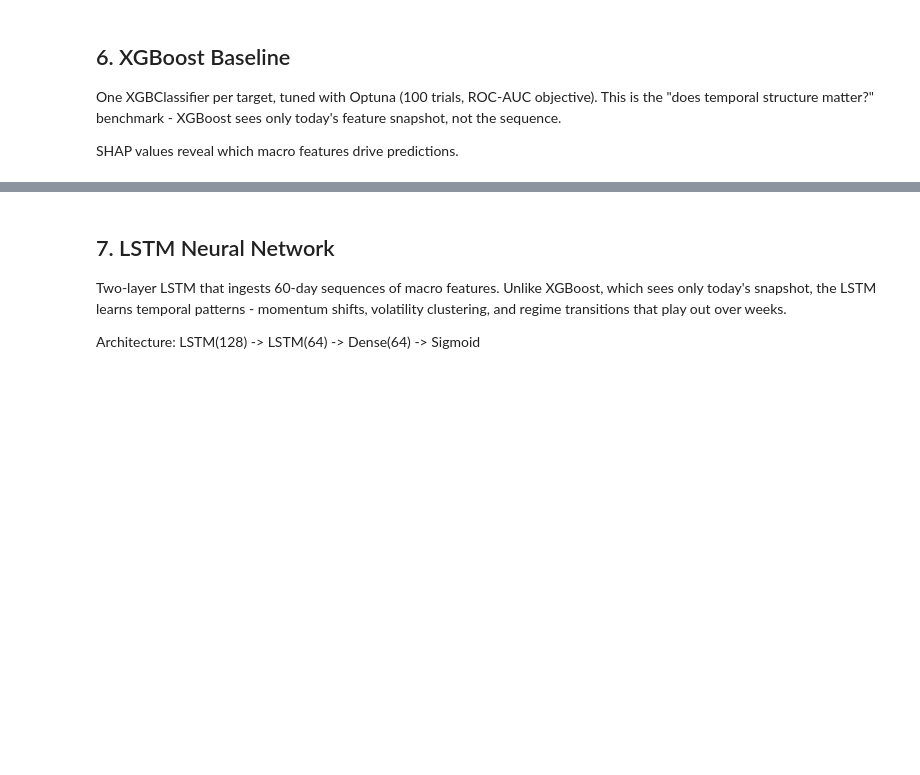
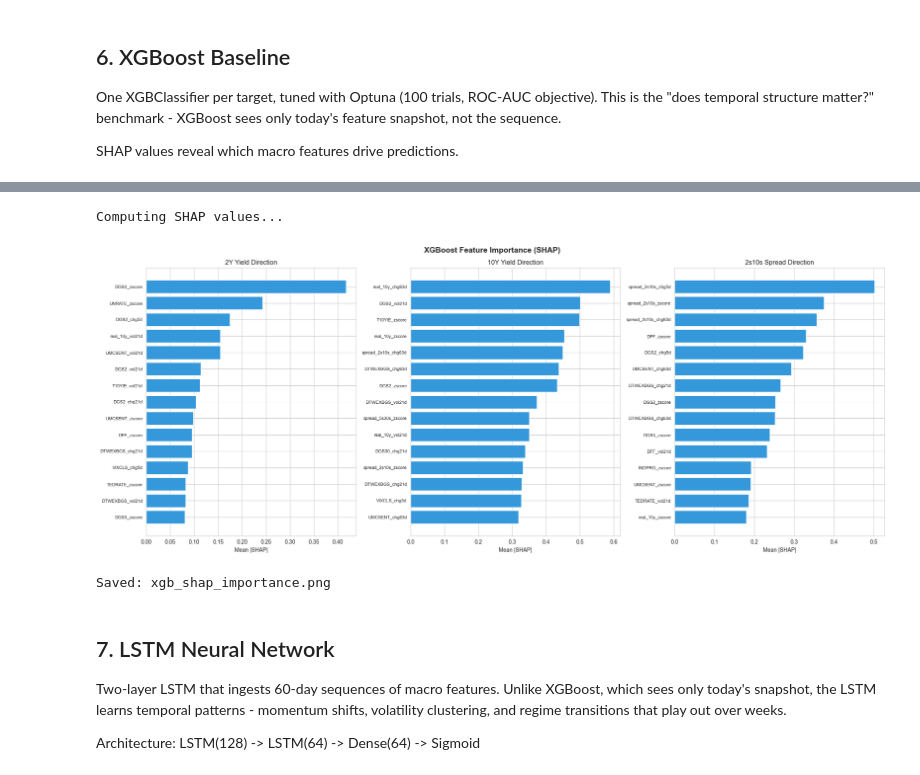
Before and after one commit to lenamonj/yield-curve-prophet, a Jupyter notebook: yield_curve_prophet.ipynb, the cells around one changed output, grey strips where cells are left out. Cells and saved outputs as stored; diff of their text form; code cells hidden in the pictures; blank space fills up the shorter version.

```diff
--- a/yield_curve_prophet.ipynb
+++ b/yield_curve_prophet.ipynb
@@ -311,0 +162,28 @@ print(f"\nStandardized. Train mean ~0: {X_train.mean().mean():.4f}, std ~1: {X_t
+# %%
+trading_days = raw_series["DGS10"].index
+
+df = pd.DataFrame(index=trading_days)
+for series_id, s in raw_series.items():
+    df[series_id] = s.reindex(df.index)
+
+# Forward-fill lower-frequency series
+df = df.ffill()
+df = df.loc["2005-01-01":]
+
+# Drop series with <50% coverage (e.g., TEDRATE discontinued, BAMLH0A0HYM2 limited)
+coverage = df.notna().mean()
+sparse_cols = coverage[coverage < 0.5].index.tolist()
+if sparse_cols:
+    print(f"Dropping sparse series (<50% coverage): {sparse_cols}")
+    df = df.drop(columns=sparse_cols)
+    # Also remove from FRED_SERIES list so feature engineering skips them
+    FRED_SERIES[:] = [(s, d, f) for s, d, f in FRED_SERIES if s not in sparse_cols]
+
+# Now drop rows with remaining NaNs (only at the very start)
+df = df.dropna()
+
+print(f"Aligned dataset: {df.shape[0]:,} trading days x {df.shape[1]} series")
+print(f"Date range: {df.index[0].date()} to {df.index[-1].date()}")
+print()
+print("Missing values per series:")
+print(df.isnull().sum())
@@ -372,22 +494,34 @@ print("\nXGBoost training complete.")
 # %%
 print("Computing SHAP values...")
 
 fig, axes = plt.subplots(1, 3, figsize=(20, 8))
 fig.suptitle("XGBoost Feature Importance (SHAP)", fontsize=14, fontweight="bold")
 
 for idx, target in enumerate(TARGETS):
     explainer = shap.TreeExplainer(xgb_models[target])
     shap_values = explainer.shap_values(X_test)
 
+    # Compute mean absolute SHAP per feature
+    mean_shap = np.abs(shap_values).mean(axis=0)
+    top_idx = np.argsort(mean_shap)[-15:][::-1]
+    top_names = [feature_names[j] for j in top_idx]
+    top_vals = mean_shap[top_idx]
+
     ax = axes[idx]
-    shap.summary_plot(shap_values, X_test, plot_type="bar", max_display=15,
-                      show=False, ax=ax)
+    ax.barh(range(len(top_names)), top_vals[::-1], color="#3498db")
+    ax.set_yticks(range(len(top_names)))
+    ax.set_yticklabels(top_names[::-1], fontsize=8)
+    ax.set_xlabel("Mean |SHAP|")
     ax.set_title(TARGET_LABELS[target])
 
 plt.tight_layout()
 plt.savefig("xgb_shap_importance.png", dpi=150, bbox_inches="tight")
 plt.show()
 print("Saved: xgb_shap_importance.png")
+# %% [output]
+Computing SHAP values...
+[figure, added]
+Saved: xgb_shap_importance.png
 # %% [markdown]
 ## 7. LSTM Neural Network
 
```
Also changed, not shown: parts of 39 cells of this notebook, 8 other files.
